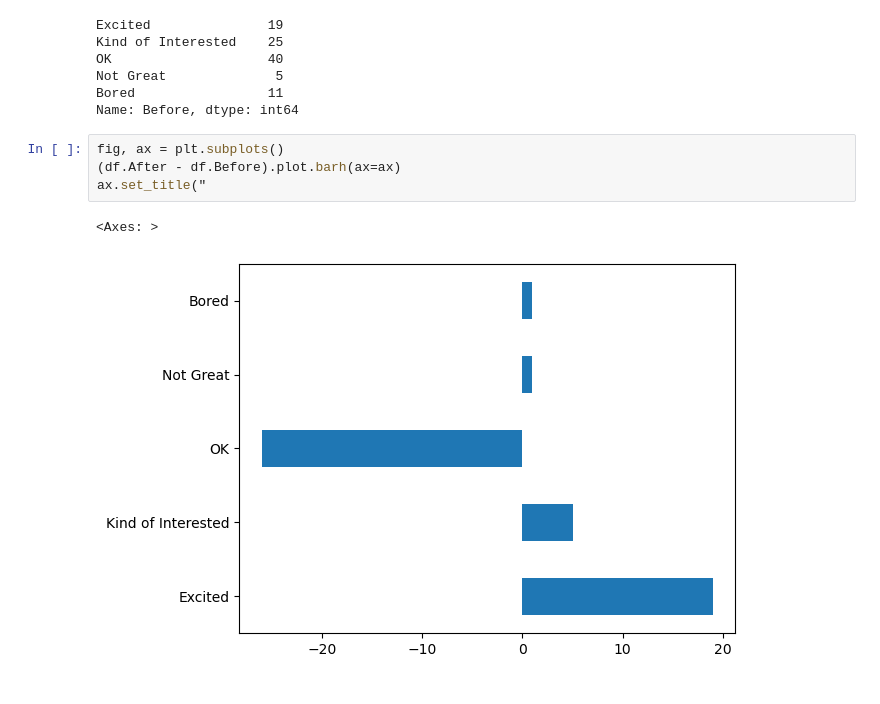
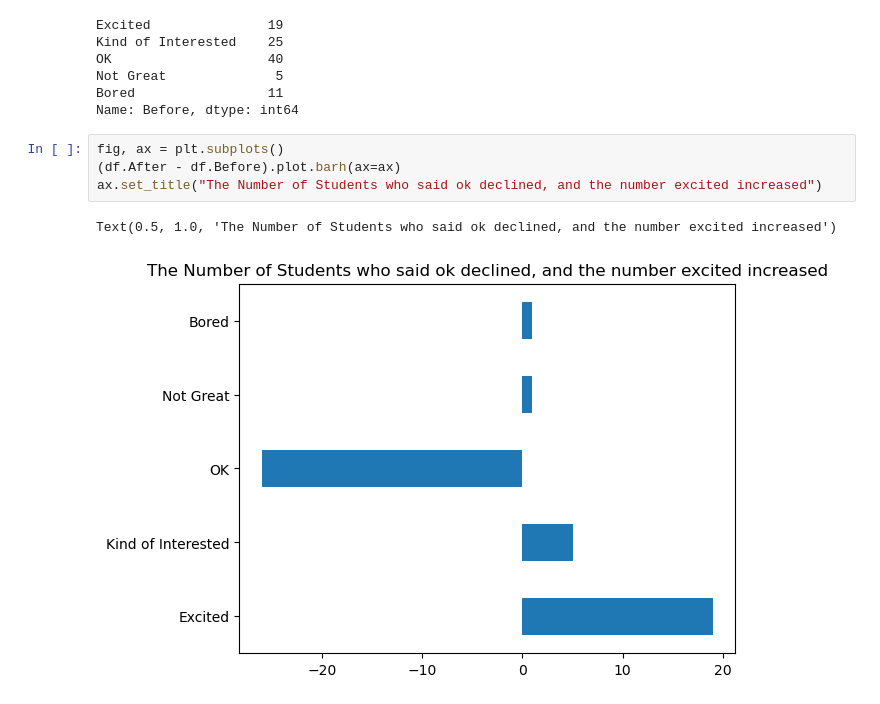
Before and after one commit to woojin-lee713/VizFun, a Jupyter notebook: ScienceCamp.ipynb, the cells around one changed output. Drawn from its saved outputs; the diff is of its cells as text.

```diff
--- a/ScienceCamp.ipynb
+++ b/ScienceCamp.ipynb
@@ -104,7 +104,7 @@ Name: Before, dtype: int64
 # %%
 fig, ax = plt.subplots()
 (df.After - df.Before).plot.barh(ax=ax)
-ax.set_title("
+ax.set_title("The Number of Students who said ok declined, and the number excited increased")
 # %% [output]
-<Axes: >
+Text(0.5, 1.0, 'The Number of Students who said ok declined, and the number excited increased')
-[figure, old version]
+[figure, new version]
```
